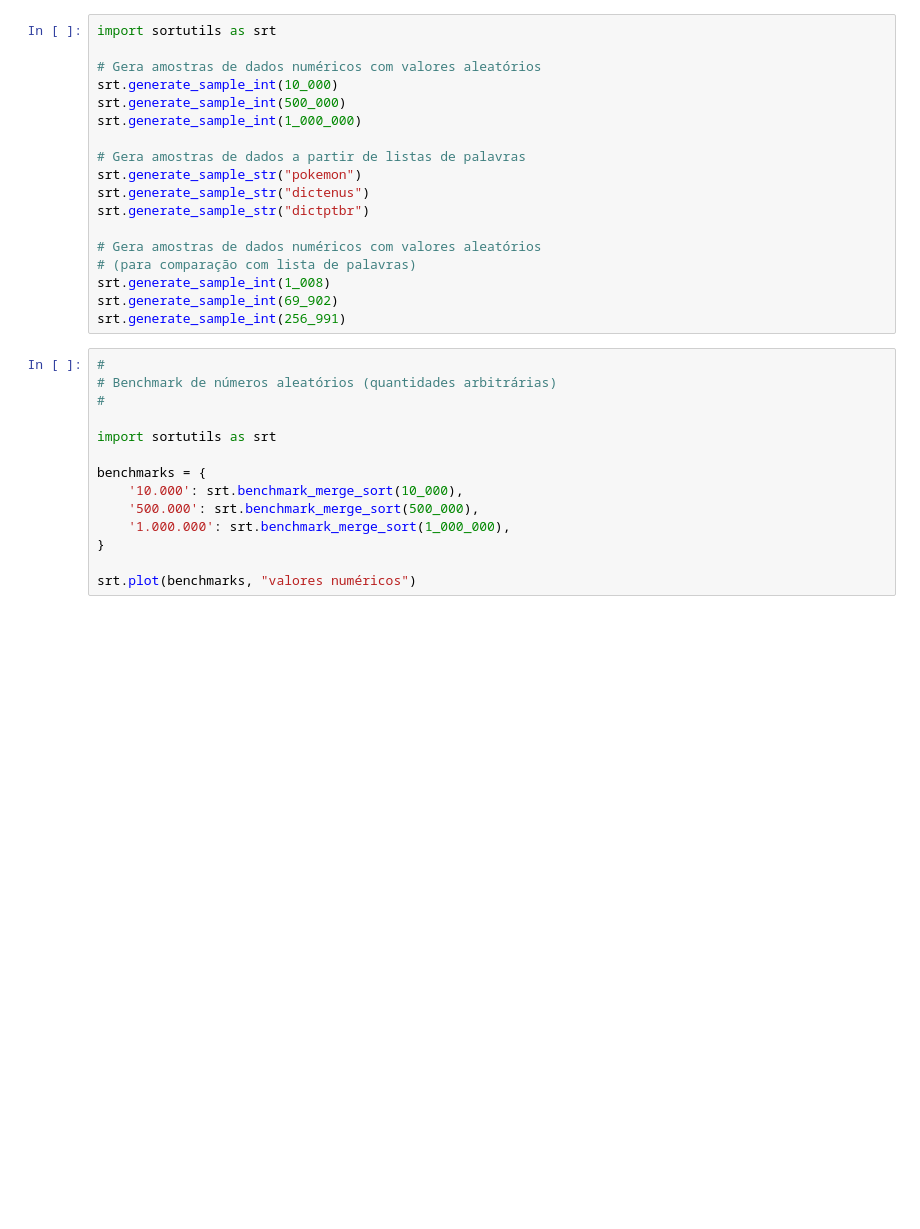
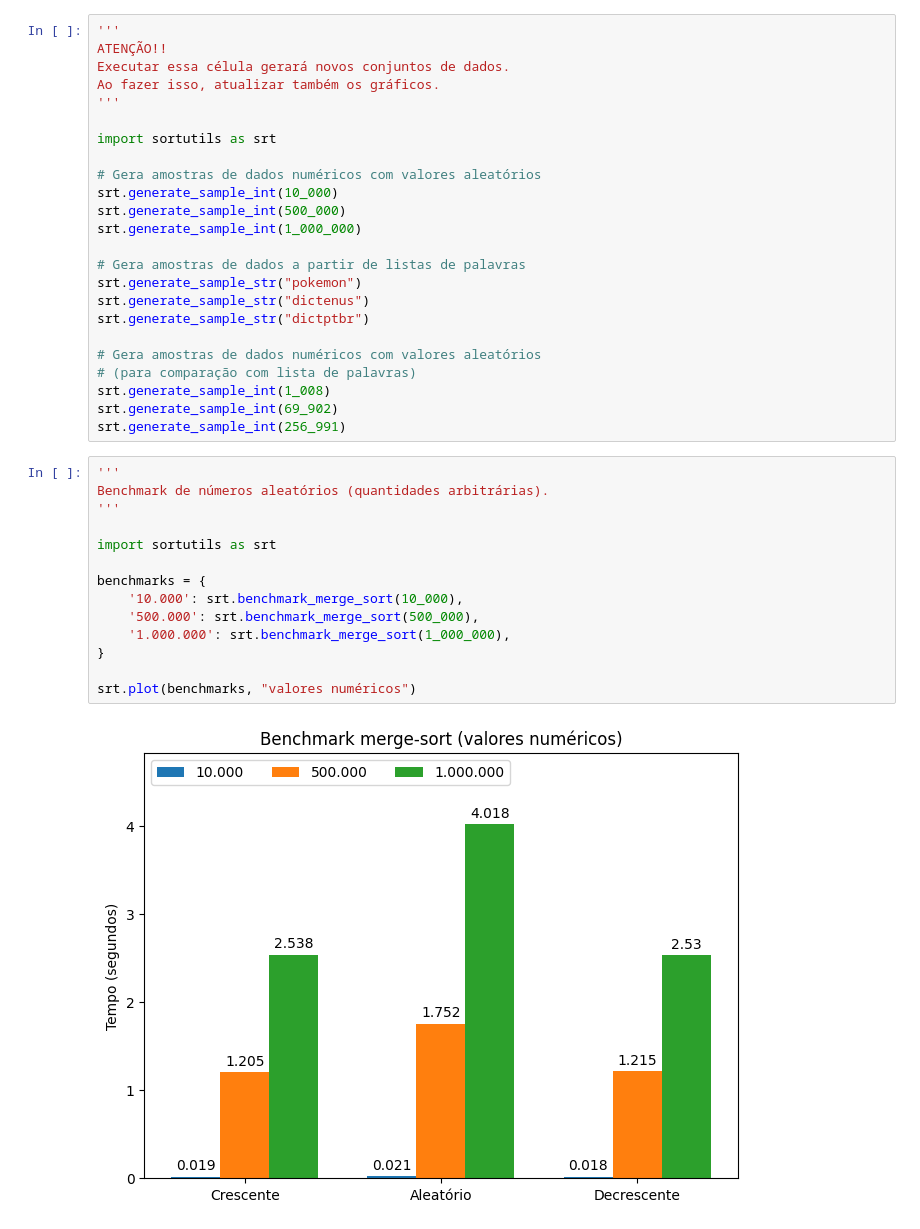
Before and after one commit to rafaelblumm/relatorio-merge-sort, a Jupyter notebook: src/main.ipynb, the cells around one changed output. Cells and saved outputs as stored; diff of their text form; blank space fills up the shorter version.

Commit message:
Atualizada documentação e gráficos

```diff
--- a/src/main.ipynb
+++ b/src/main.ipynb
@@ -1,4 +1,10 @@
 # %%
+'''
+ATENÇÃO!!
+Executar essa célula gerará novos conjuntos de dados.
+Ao fazer isso, atualizar também os gráficos.
+'''
+
 import sortutils as srt
 
 # Gera amostras de dados numéricos com valores aleatórios
@@ -17,17 +23,19 @@ srt.generate_sample_int(1_008)
 srt.generate_sample_int(69_902)
 srt.generate_sample_int(256_991)
 # %%
-#
-# Benchmark de números aleatórios (quantidades arbitrárias)
-#
+'''
+Benchmark de números aleatórios (quantidades arbitrárias).
+'''
 
 import sortutils as srt
 
 benchmarks = {
     '10.000': srt.benchmark_merge_sort(10_000),
     '500.000': srt.benchmark_merge_sort(500_000),
     '1.000.000': srt.benchmark_merge_sort(1_000_000),
 }
 
 srt.plot(benchmarks, "valores numéricos")
+# %% [output]
+[figure, added]
 # %%
```
Also changed, not shown: parts of 2 cells of this notebook.
